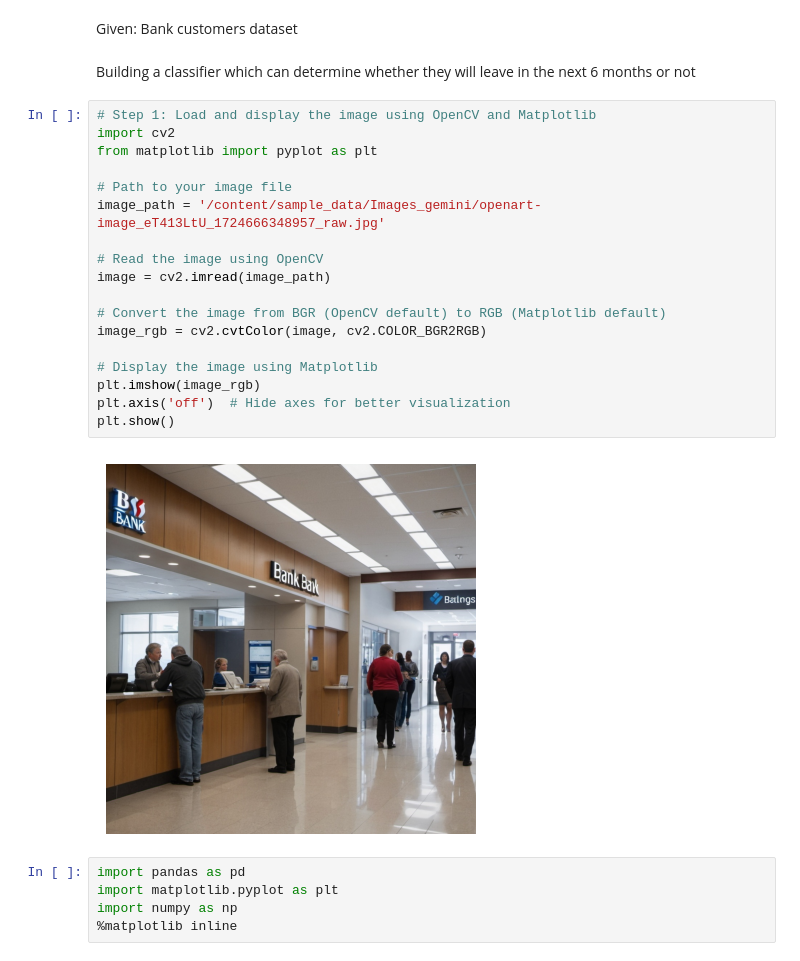
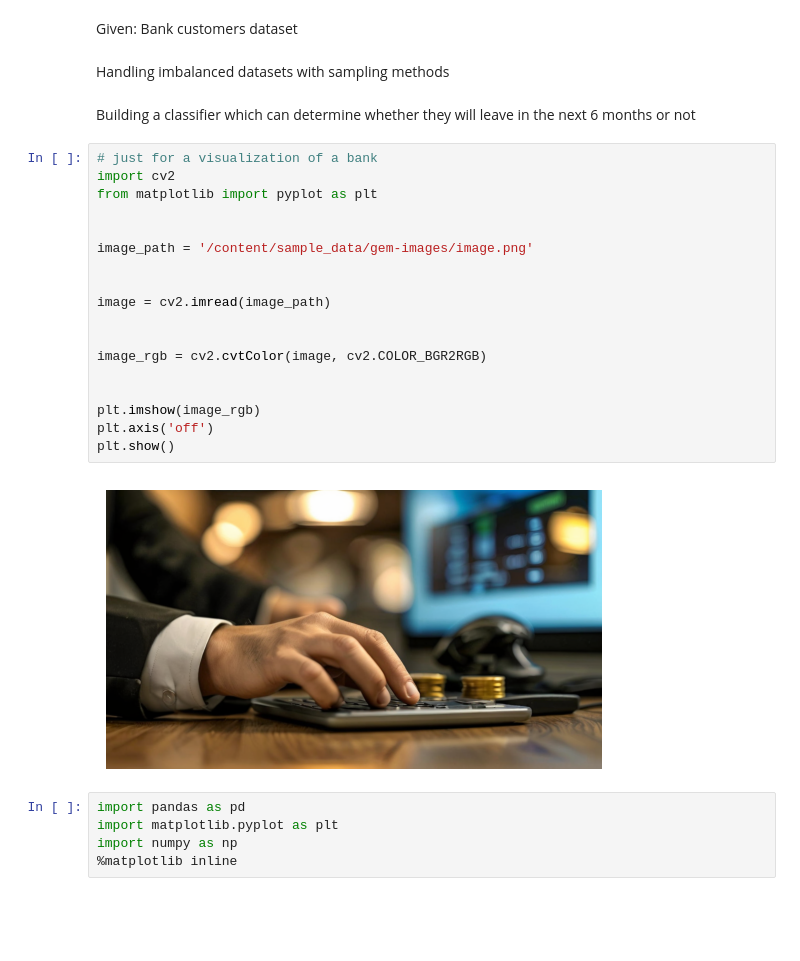
Before and after one commit to harish-03-11/Bank-churn-customers-with-sampling, a Jupyter notebook: Har_Bank_Customer_Churn_with_sampling.ipynb, the cells around one changed output. Saved outputs shown, nothing was run; the diff lists cells and outputs as text; blank space fills up the shorter version.

```diff
--- a/Har_Bank_Customer_Churn_with_sampling.ipynb
+++ b/Har_Bank_Customer_Churn_with_sampling.ipynb
@@ -2,28 +2,30 @@
 <a href="https://colab.research.google.com/github/harish-03-11/Bank-churn-customers-with-sampling/blob/main/Har_Bank_Customer_Churn_with_sampling.ipynb" target="_parent"><img src="https://colab.research.google.com/assets/colab-badge.svg" alt="Open In Colab"/></a>
 # %% [markdown]
 Given: Bank customers dataset
+# %% [markdown]
+Handling imbalanced datasets with sampling methods
 # %% [markdown]
 Building a classifier which can determine whether they will leave in the next 6 months or not
 # %%
-# Step 1: Load and display the image using OpenCV and Matplotlib
+# just for a visualization of a bank
 import cv2
 from matplotlib import pyplot as plt
 
-# Path to your image file
-image_path = '/content/sample_data/Images_gemini/openart-image_eT413LtU_1724666348957_raw.jpg'
 
-# Read the image using OpenCV
+image_path = '/content/sample_data/gem-images/image.png'
+
+
 image = cv2.imread(image_path)
 
-# Convert the image from BGR (OpenCV default) to RGB (Matplotlib default)
+
 image_rgb = cv2.cvtColor(image, cv2.COLOR_BGR2RGB)
 
-# Display the image using Matplotlib
+
 plt.imshow(image_rgb)
-plt.axis('off')  # Hide axes for better visualization
+plt.axis('off')
 plt.show()
 # %% [output]
-[figure, old version]
+[figure, new version]
 # %%
 import pandas as pd
 import matplotlib.pyplot as plt
```
Also changed, not shown: parts of 34 cells of this notebook.
